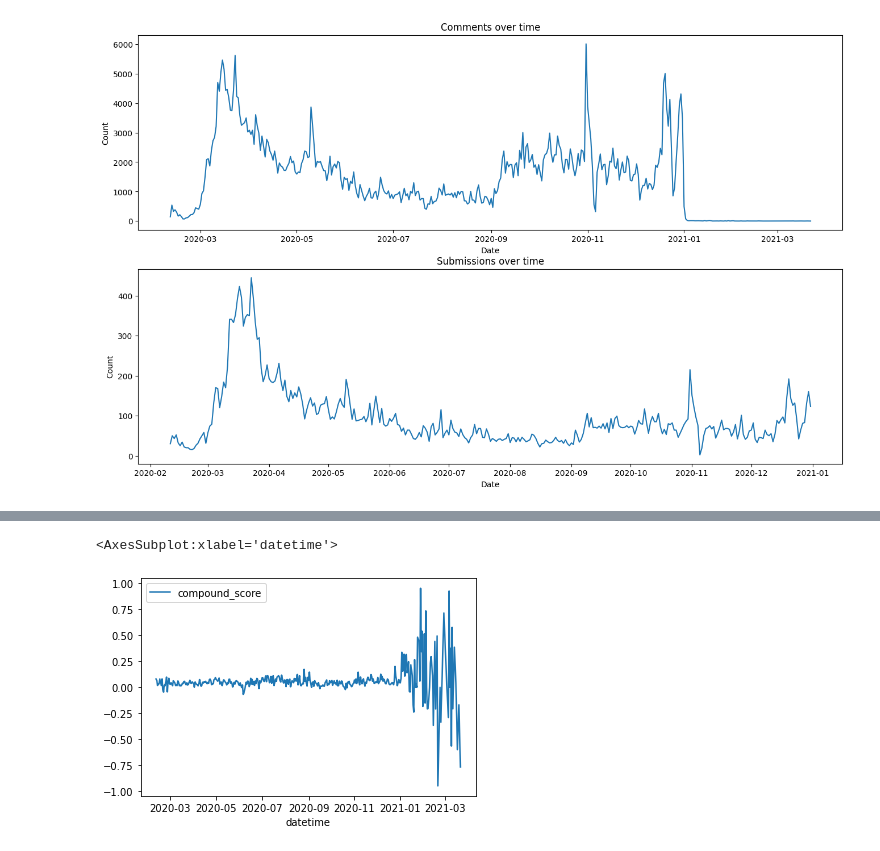
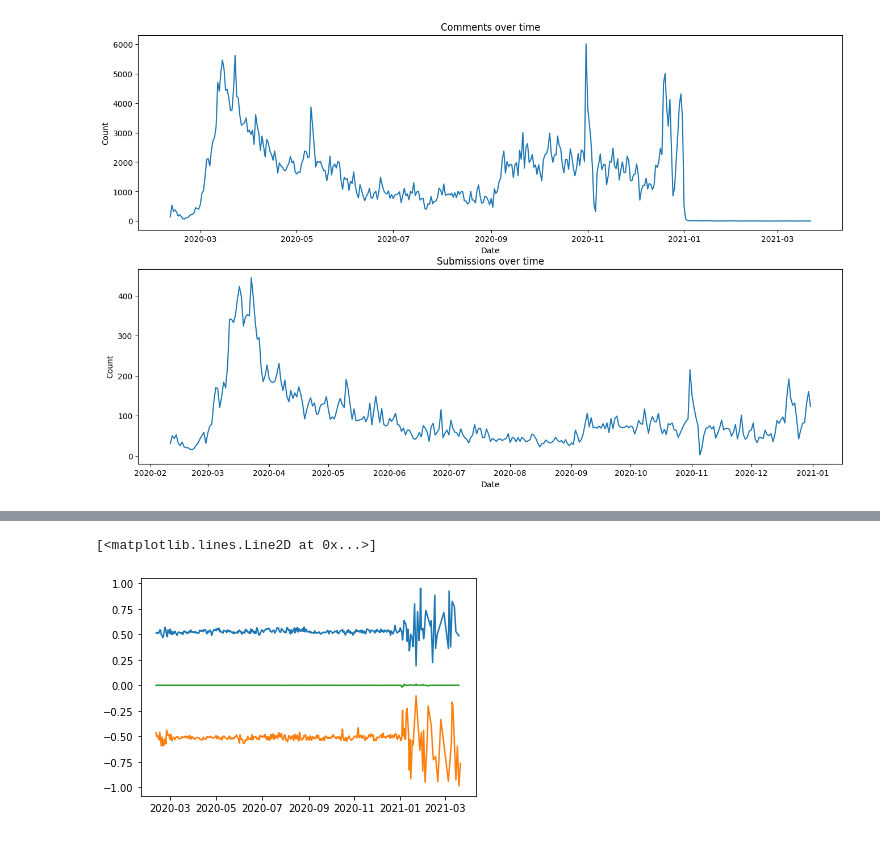
Before and after one commit to ollyjc99/COVID-19-Sentiment-and-Compliance-Analyzer, a Jupyter notebook: Data Processing.ipynb, the cells around one changed output, grey strips where cells are left out. Saved outputs shown, nothing was run; the diff lists cells and outputs as text; code cells hidden in the pictures.

```diff
--- a/Data Processing.ipynb
+++ b/Data Processing.ipynb
@@ -86,13 +69,33 @@ Name: datetime, dtype: int64
 # %%
-data = c_df.groupby(
+# Mean entiment analysis compound score for every comment over time
+
+positive_data = c_df.query('sentiment == "positive"').groupby(
     c_df['datetime'].dt.date
 ).agg(
     {
         'compound_score': mean
     }
 )
-data.plot()
+
+negative_data = c_df.query('sentiment == "negative"').groupby(
+    c_df['datetime'].dt.date
+).agg(
+    {
+        'compound_score': mean
+    }
+)
+
+neutral_data = c_df.query('sentiment == "neutral"').groupby(
+    c_df['datetime'].dt.date
+).agg(
+    {
+        'compound_score': mean
+    }
+)
+plt.plot(positive_data)
+plt.plot(negative_data)
+plt.plot(neutral_data)
 # %% [output]
-<AxesSubplot:xlabel='datetime'>
+[<matplotlib.lines.Line2D at 0x...>]
-[figure, old version]
+[figure, new version]
 # %%
```
Also changed, not shown: parts of 9 cells of this notebook.
